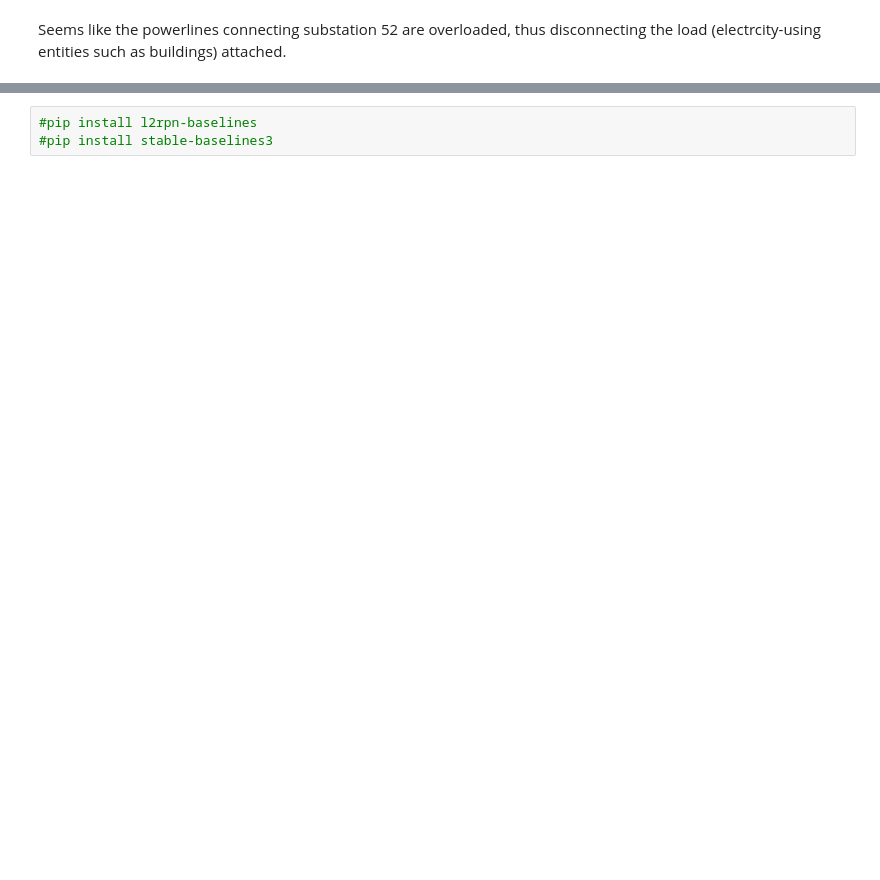
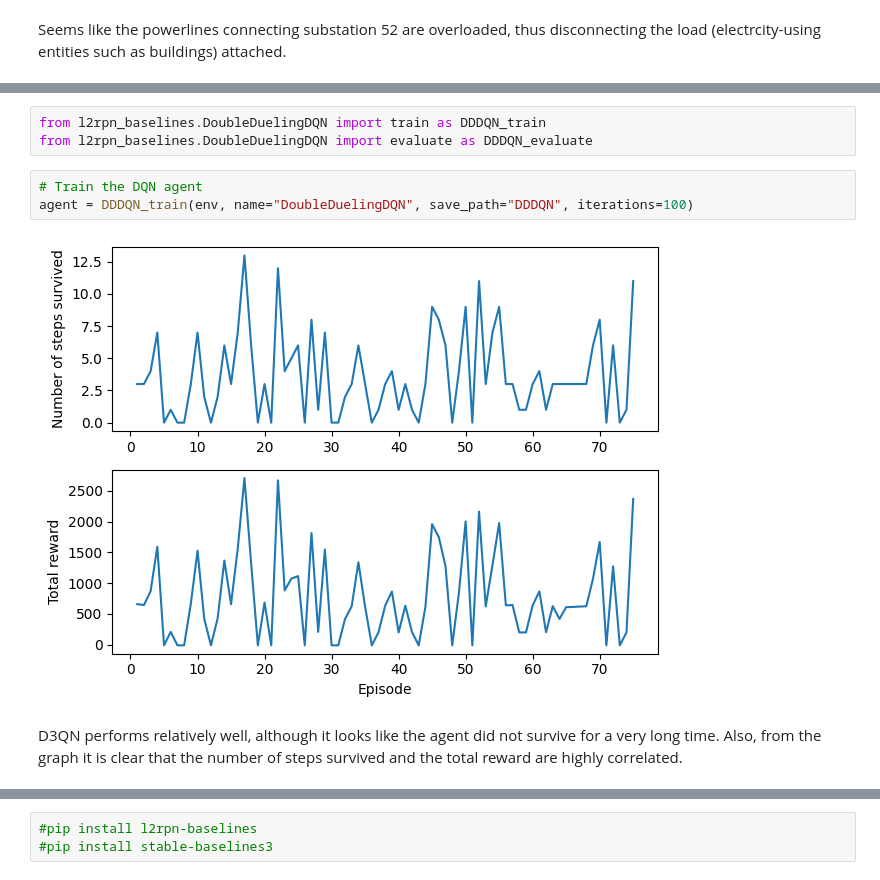
Before and after one commit to maxwang1499/grid_optimization, a Jupyter notebook: model.ipynb, the cells around one changed output, grey strips where cells are left out. Saved outputs shown, nothing was run; the diff lists cells and outputs as text; blank space fills up the shorter version.

```diff
--- a/model.ipynb
+++ b/model.ipynb
@@ -165,0 +251,10 @@ Seems like the powerlines connecting substation 52 are overloaded, thus disconne
+# %%
+from l2rpn_baselines.DoubleDuelingDQN import train as DDDQN_train
+from l2rpn_baselines.DoubleDuelingDQN import evaluate as DDDQN_evaluate
+# %%
+# Train the DQN agent
+agent = DDDQN_train(env, name="DoubleDuelingDQN", save_path="DDDQN", iterations=100)
+# %% [output]
+[figure, added]
+# %% [markdown]
+D3QN performs relatively well, although it looks like the agent did not survive for a very long time. Also, from the graph it is clear that the number of steps survived and the total reward are highly correlated.
```
Also changed, not shown: parts of 36 cells of this notebook, 2 other files.
